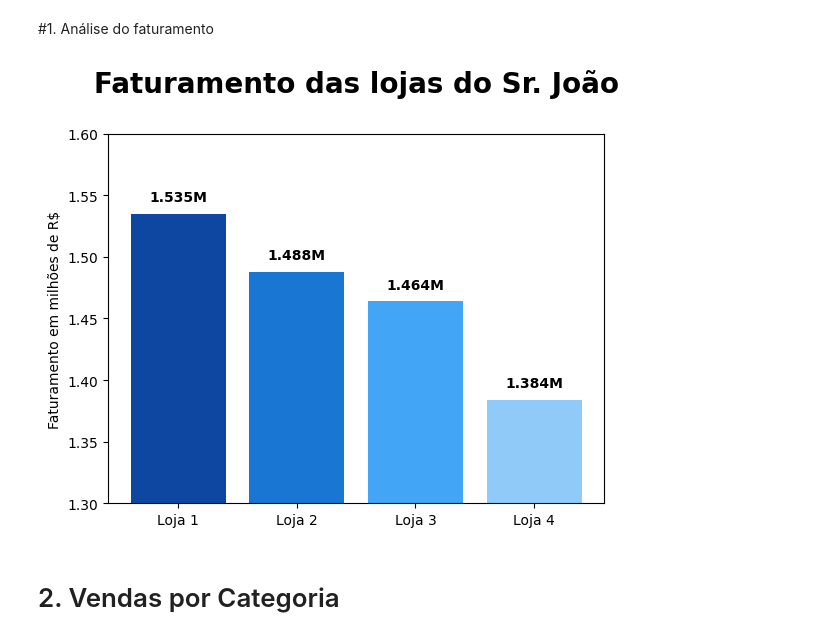
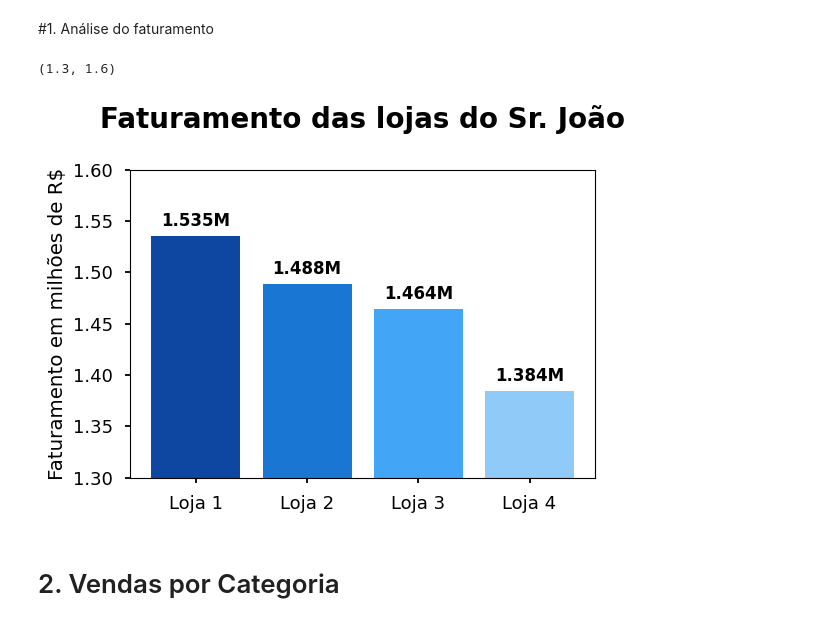
Before and after one commit to ivanjrinacio/Challenger_Alura_Store, a Jupyter notebook: AluraStoreBr.ipynb, the cells around one changed output. Drawn from its saved outputs; the diff is of its cells as text; code cells hidden in the pictures.

```diff
--- a/AluraStoreBr.ipynb
+++ b/AluraStoreBr.ipynb
@@ -36,29 +37,36 @@ faturamento_loja4 = round(loja4['Preço'].sum()/1000000, 3)
 # %%
 ## Criando o gráfico de barras com o matplotlib e rotulando o gráfico
 lojas = ['Loja 1', 'Loja 2', 'Loja 3', 'Loja 4']
 faturamentos = [faturamento_loja, faturamento_loja2, faturamento_loja3, faturamento_loja4]
 paleta_corporativa = ['#0d47a1', '#1976d2', '#42a5f5', '#90caf9', '#455a64', '#78909c', '#26a69a', '#ffa726']
 
+# Definindo o estilo do gráfico
+plt.style.use('seaborn-v0_8-talk')
+
+# Reduzindo tamanho do gráfico 8 polegadas de largura por 5 de altura.
+plt.figure(figsize=(6, 4))
+
+# Criando o gráfico de barras
 plt.bar(lojas,
         faturamentos,
-        color = paleta_corporativa)
+        color = paleta_corporativa,
+       )
 plt.ylabel('Faturamento em milhões de R$')
 plt.title('Faturamento das lojas do Sr. João',
           fontsize = 20,
           fontweight = 'bold',
           pad = 30)
 
 # Adiciona o texto com o valor exato no topo de cada barra (espaço entre a barra e o valor é definido pela soma 0.01)
 for i in range(len(lojas)):
-    plt.text(i, faturamentos[i] + 0.01, f'{faturamentos[i]}M', ha='center', fontweight='bold')
+    plt.text(i, faturamentos[i] + 0.01, f'{faturamentos[i]}M', ha='center', fontsize = 12, fontweight = 'bold')
     # O f"{faturamentos[i]}M" formata o número com um "M" de milhões
 
 ## Limite do eixo y
 plt.ylim(1.3, 1.6)
-
-plt.style.use('seaborn-v0_8-talk')
 # %% [output]
+(1.3, 1.6)
-[figure, old version]
+[figure, new version]
 # %% [markdown]
 # 2. Vendas por Categoria
 # %%
```
Also changed, not shown: parts of 4 cells of this notebook.
